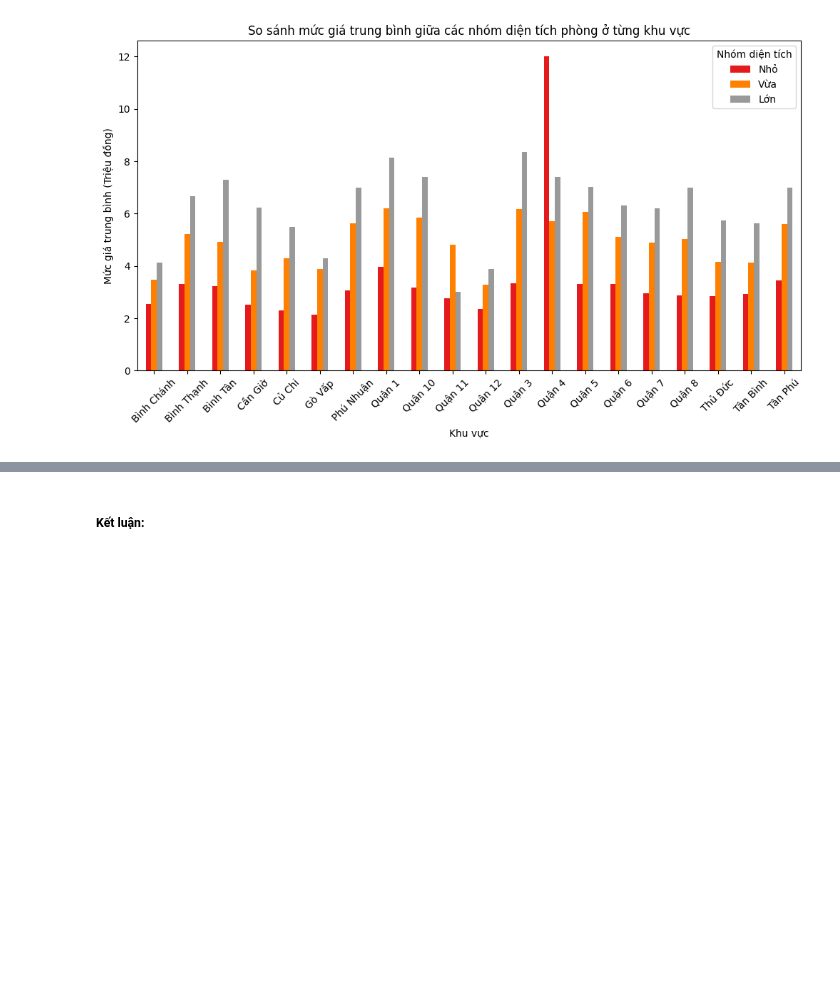
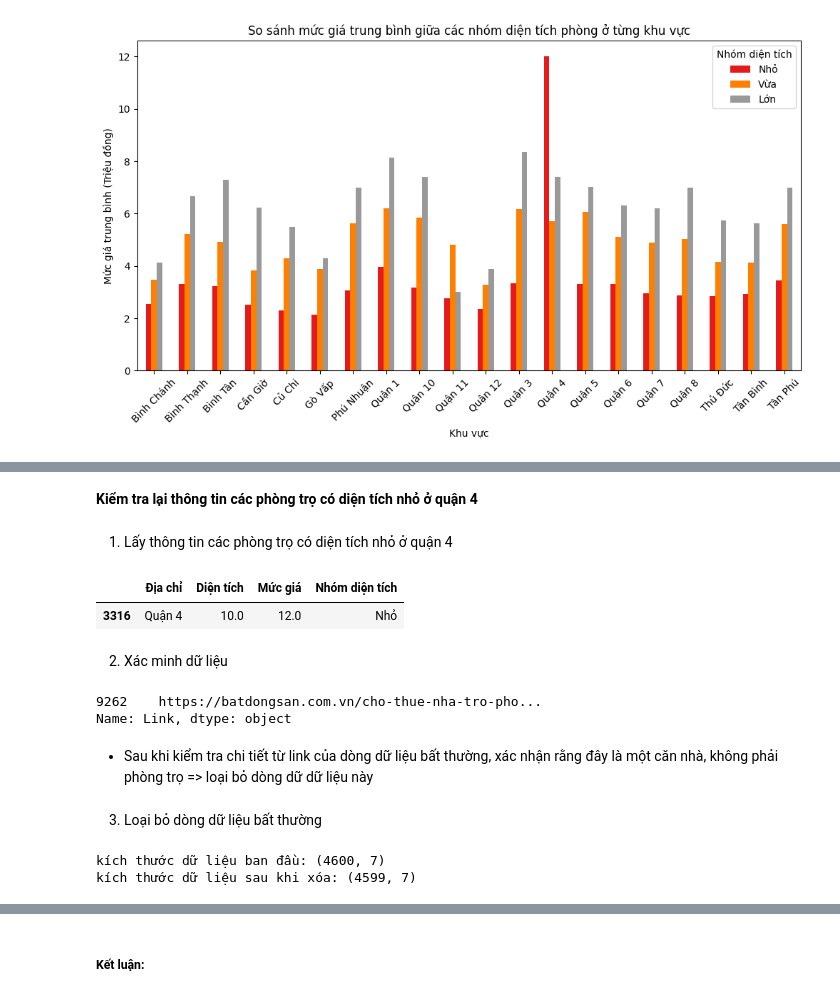
Before and after one commit to HoanggNguyen/DS_FinalProject, a Jupyter notebook: PhanKhucKhachHang.ipynb, the cells around one changed output, grey strips where cells are left out. Drawn from its saved outputs; the diff is of its cells as text; code cells hidden in the pictures; blank space fills up the shorter version.

```diff
--- a/PhanKhucKhachHang.ipynb
+++ b/PhanKhucKhachHang.ipynb
@@ -95,3 +104,47 @@ Từ biều đồ chúng ta có thể thấy:
     + Mức giá thấp: Bình Chánh, Gò Vấp, Quận 11, Quận 12
     + Mức giá vừa: Cần Giờ, Củ Chi, Quận 6, Quận 7, Thủ Đức, Tân Bình
     + Mức giá cao: Các khu vực còn lại
+# %% [markdown]
+**Kiểm tra lại thông tin các phòng trọ có diện tích nhỏ ở quận 4**
+# %% [markdown]
+1. Lấy thông tin các phòng trọ có diện tích nhỏ ở quận 4
+# %%
+check = data_Q1[(data_Q1['Địa chỉ'] == 'Quận 4') & (data_Q1['Nhóm diện tích'] == 'Nhỏ')].copy()
+check
+# %% [output]
+|  | Địa chỉ | Diện tích | Mức giá | Nhóm diện tích |
+| 3316 | Quận 4 | 10.0 | 12.0 | Nhỏ |
+# %% [markdown]
+2. Xác minh dữ liệu
+# %%
+raw_data = pd.read_csv('./Data/DSPhongTro.csv', sep='\t')
+
+for i in range(len(check)):
+    # Lấy giá trị từ dòng hiện tại của DataFrame 'check'
+    dia_chi_check = f'{check.iloc[i]['Địa chỉ']},'
+    dien_tich_check = check.iloc[i]['Diện tích']
+    muc_gia_check = f'{check.iloc[i]['Mức giá']}'
+
+    # Lọc dữ liệu dựa trên các điều kiện
+    result = raw_data[
+        (raw_data['Địa chỉ'].str.contains(dia_chi_check, na=False)) &  # Kiểm tra chuỗi con
+        (raw_data['Diện tích'] == dien_tich_check) &
+        (raw_data['Mức giá'] == muc_gia_check)
+    ]
+
+    # In ra cột 'Link' của các dòng khớp
+    print(result['Link'])
+# %% [output]
+9262    https://batdongsan.com.vn/cho-thue-nha-tro-pho...
+Name: Link, dtype: object
+# %% [markdown]
+- Sau khi kiểm tra chi tiết từ link của dòng dữ liệu bất thường, xác nhận rằng đây là một căn nhà, không phải phòng trọ => loại bỏ dòng dữ dữ liệu này
+# %% [markdown]
+3. Loại bỏ dòng dữ liệu bất thường
+# %%
+print('kích thước dữ liệu ban đầu:', data.shape)
+data = data.drop(check.index)
+print('kích thước dữ liệu sau khi xóa:', data.shape)
+# %% [output]
+kích thước dữ liệu ban đầu: (4600, 7)
+kích thước dữ liệu sau khi xóa: (4599, 7)
```
Also changed, not shown: parts of 7 cells of this notebook, 1 other file.
